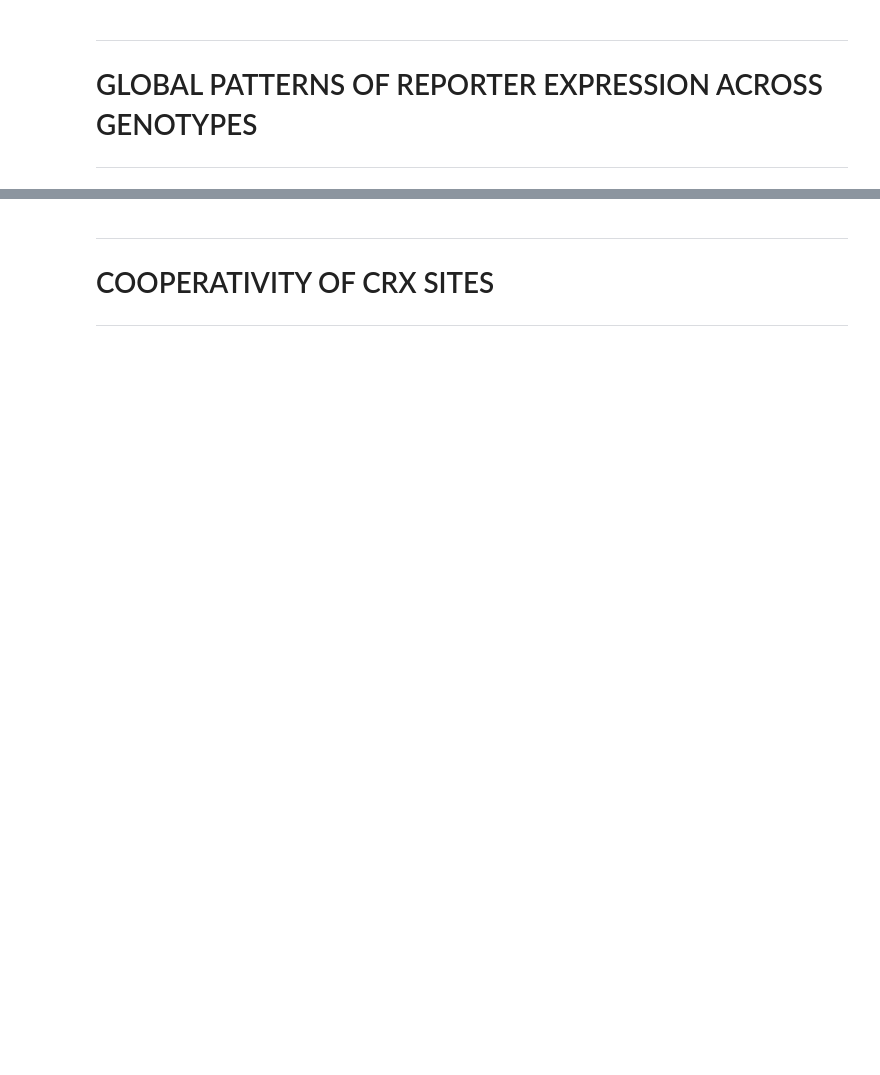
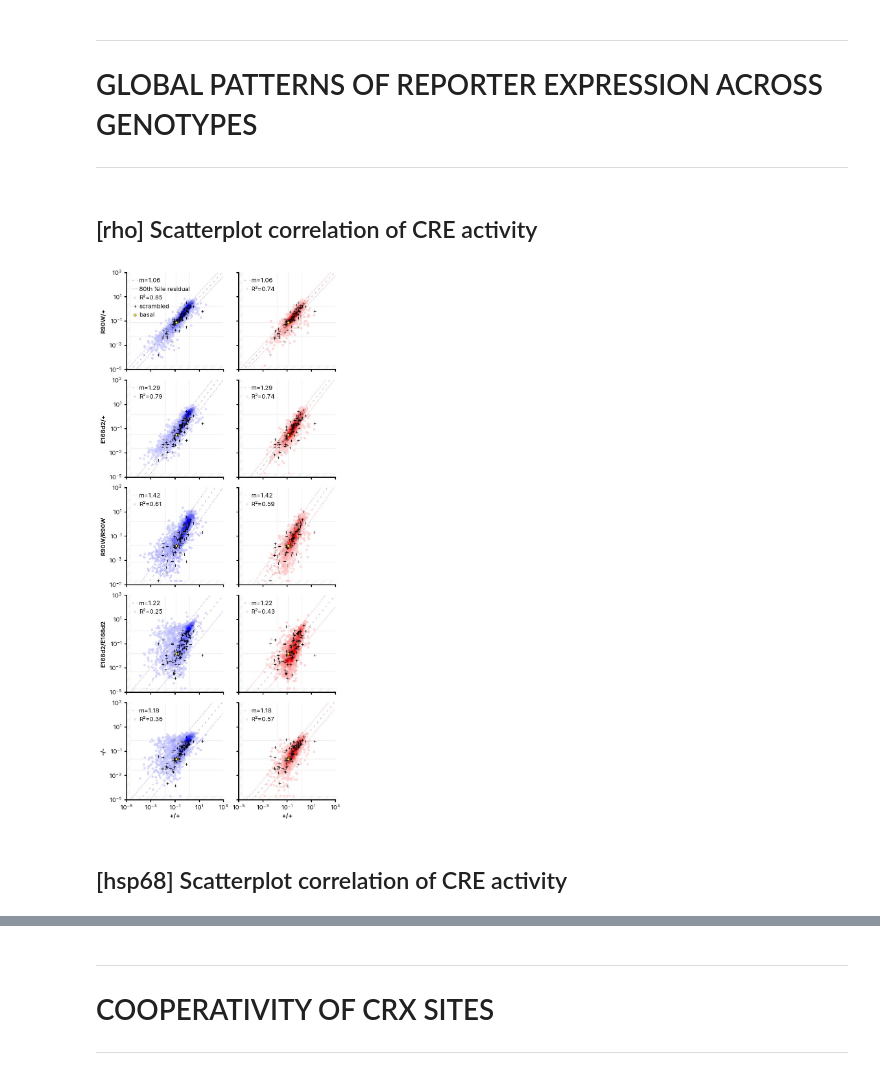
Before and after one commit to barakcohenlab/retinopathy-manuscript, a Jupyter notebook: analysis.ipynb, the cells around one changed output, grey strips where cells are left out. Cells and saved outputs as stored; diff of their text form; code cells hidden in the pictures; blank space fills up the shorter version.

```diff
--- a/analysis.ipynb
+++ b/analysis.ipynb
@@ -159,11 +160,11 @@ def translate_genotype_to_label(genotype):
 Load library metadata
 """
 
-library_metadata = polars.read_csv("Library_Details/library_metadata.tsv", sep="\t", dtypes={
+library_metadata = polars.read_csv("Library_Details/library_metadata.tsv", separator="\t", dtypes={
     "variant_type": polars.Categorical
 })
 
-chip_peak_metadata = polars.read_csv("Library_Details/chip_peak_metadata.tsv", sep="\t", dtypes={
+chip_peak_metadata = polars.read_csv("Library_Details/chip_peak_metadata.tsv", separator="\t", dtypes={
     "atac_crx_dependent": polars.Categorical,
     "epigenome_group": polars.Categorical
 })
@@ -190,8 +237,14 @@ display(processed_samples_counts)
 
 ---
 # %%
-for library_name, library_df in processed_samples_counts.sort(["library"]).groupby("library", maintain_order=True):
+for library_name, library_df in processed_samples_counts.sort(["library"]).group_by("library", maintain_order=True):
     display(Markdown(f"## [{library_name}] Scatterplot correlation of CRE activity"))
+
+    figure, axes = pyplot.subplots(nrows=5, ncols=2, sharex=True, sharey=False, figsize=(5, 12.5), layout="compressed")
+    bounds = (1e-5, 1e3)
+
+    axes_iter = axes.T.flat
+    axis_index_iter = iter(range(len(axes.T.flat)))
 
     for variant_type, cmap, base_color in [("wildtype", cm_light_to_blue, "#0000ff"), ("allCrxSites", cm_light_to_red, "#ff0000")]:
 
@@ -212,16 +265,10 @@ for library_name, library_df in processed_samples_counts.sort(["library"]).group
             ("WT", "Rhom"),
             ("WT", "Ehom"),
             ("WT", "CrxKO"),
-            ("Rhet", "Rhom"),
-            ("Ehet", "Ehom"),
-            ("Rhet", "Ehet"),
-            ("Rhom", "Ehom")
         ]
 
-        figure, axes = pyplot.subplots(nrows=2, ncols=5, sharex=False, sharey=False, figsize=(15, 6), layout="compressed")
-        bounds = (1e-5, 1e3)
-
-        for index, ((genotype1, genotype2), axis) in enumerate(zip(genotype_comparisons, axes.flat)):
+        for (genotype1, genotype2), axis in zip(genotype_comparisons, axes_iter):
+            index = next(axis_index_iter)
 
             # Define grid of bins for evaulating heatmap and lines
             bins = numpy.geomspace(start=bounds[0], stop=bounds[1], num=50)
@@ -236,55 +283,81 @@ for library_name, library_df in processed_samples_counts.sort(["library"]).group
 
             rlm_results = statsmods.RLM(numpy.log10(scrambled_y), log_scrambled_x_with_intercept, M=statsmods.robust.norms.TrimmedMean(), missing="raise").fit()
             intercept, slope = rlm_results.params
-            axis.plot(bins, numpy.power(10, rlm_results.predict(statsmods.add_constant(numpy.log10(bins)), transform=False)), color="#00000070", linestyle=(0, (5, 10)), linewidth=0.5, marker=None, label=f"m={slope:.2f}")
+            axis.plot(bins, numpy.power(10, rlm_results.predict(statsmods.add_constant(numpy.log10(bins)), transform=False)), color="#00000070", linestyle=(0, (5, 10)), linewidth=0.5, marker=None, label=f"m={slope:.2f}", zorder=2)
 
             data_rlm_residuals = numpy.abs(numpy.log10(y) - rlm_results.predict(statsmods.add_constant(numpy.log10(x))))
             data_rlm_residuals_bound = numpy.percentile(data_rlm_residuals, 80)
-            axis.plot(bins, numpy.power(10, rlm_results.predict(statsmods.add_constant(numpy.log10(bins)), transform=False) + data_rlm_residuals_bound), color=base_color + "70", linestyle=(0, (2, 2)), linewidth=0.5, marker=None, label="80th %ile residual" if index == 0 else "_nolegend_")
-            axis.plot(bins, numpy.power(10, rlm_results.predict(statsmods.add_constant(numpy.log10(bins)), transform=False) - data_rlm_residuals_bound), color=base_color + "70", linestyle=(0, (2, 2)), linewidth=0.5, marker=None, label="_nolegend_")
+            axis.plot(bins, numpy.power(10, rlm_results.predict(statsmods.add_constant(numpy.log10(bins)), transform=False) + data_rlm_residuals_bound), color=base_color + "70", linestyle=(0, (2, 2)), linewidth=0.5, marker=None, label="80th %ile residual" if index == 0 else "_nolegend_", zorder=2)
+            axis.plot(bins, numpy.power(10, rlm_results.predict(statsmods.add_constant(numpy.log10(bins)), transform=False) - data_rlm_residuals_bound), color=base_color + "70", linestyle=(0, (2, 2)), linewidth=0.5, marker=None, label="_nolegend_", zorder=2)
 
             # Calculate R^2
             fit = scipy.stats.linregress(numpy.log10(x), numpy.log10(y))
             fit_func = lambda x: fit.slope * x + fit.intercept
 
-            # Plot wildtype CREs as a scatterplot colored by density
+            # Plot CREs as a scatterplot colored by density
             weights, color_normalizer = calc_weights_for_scatter(x, y, bins=bins)
-            axis.scatter(**reorder_points_and_weights(x, y, weights), cmap=cmap, norm=color_normalizer, s=6, marker="o", rasterized=True, label=f"R²={fit.rvalue**2:.2f}")
+            axis.scatter(**reorder_points_and_weights(x, y, weights), cmap=cmap, norm=color_normalizer, s=6, marker="o", rasterized=True, label=f"R²={fit.rvalue**2:.2f}", zorder=0)
 
             # Plot scrambled sequences
-            axis.scatter(scrambled_data[genotype1], scrambled_data[genotype2], marker="+", color="#000000", s=6, alpha=1, linewidth=0.5, label="scrambled" if index == 0 else "_nolegend_", rasterized=True)
+            axis.scatter(scrambled_data[genotype1], scrambled_data[genotype2], marker="+", color="#000000", s=12, alpha=1, linewidth=0.5, label="scrambled" if index == 0 else "_nolegend_", rasterized=True, zorder=1)
 
             # Plot basal
             g1_basal_mean = library_df.filter((polars.col("genotype") == genotype1) & (polars.col("variant_type") == "basal"))["activity_mean"][0]
             g2_basal_mean = library_df.filter((polars.col("genotype") == genotype2) & (polars.col("variant_type") == "basal"))["activity_mean"][0]
-            axis.scatter(g1_basal_mean, g2_basal_mean, marker="+", color="#ff7000", s=16, linewidth=1, label="basal" if index == 0 else "_nolegend_")
+            axis.scatter(g1_basal_mean, g2_basal_mean, marker="o", color="#fff200", edgecolor="#000000", s=12, linewidth=0.5, label="basal" if index == 0 else "_nolegend_", zorder=3)
 
             # Plot out-of-bounds
             axis.add_patch(matplotlib.patches.Polygon(
                 xy=[(bounds[1], 2e-5), (2e-5, 2e-5), (2e-5, bounds[1]), (0, bounds[1]), (0, 0), (bounds[1], 0)],
                 facecolor="#00000000",
                 edgecolor="#00000008",
-                hatch=r"//"
+                hatch=r"//",
+                zorder=-1
             ))
 
+            g1_silencerbound = numpy.percentile(scrambled_data[genotype1], 5)
+            g1_enhancerbound = numpy.percentile(scrambled_data[genotype1], 95)
+            g2_silencerbound = numpy.percentile(scrambled_data[genotype2], 5)
+            g2_enhancerbound = numpy.percentile(scrambled_data[genotype2], 95)
+
+            axis.plot((g1_basal_mean, g1_basal_mean), (2e-5, bounds[1]), color="#f0f0f0", linewidth=1, zorder=-1)
+            axis.plot((2e-5, bounds[1]), (g2_basal_mean, g2_basal_mean), color="#f0f0f0", linewidth=1, zorder=-1)
+
+            axis.plot((g1_silencerbound, g1_silencerbound), (2e-5, bounds[1]), color="#f0f0f0", linewidth=1, zorder=-1)
+            axis.plot((g1_enhancerbound, g1_enhancerbound), (2e-5, bounds[1]), color="#f0f0f0", linewidth=1, zorder=-1)
+
+            axis.plot((2e-5, bounds[1]), (g2_silencerbound, g2_silencerbound), color="#f0f0f0", linewidth=1, zorder=-1)
+            axis.plot((2e-5, bounds[1]), (g2_enhancerbound, g2_enhancerbound), color="#f0f0f0", linewidth=1, zorder=-1)
+
             # Format plot
-            axis.set(xlim=bounds, ylim=bounds, xlabel=translate_genotype_to_label(genotype1), ylabel=translate_genotype_to_label(genotype2))
+            axis.set(xlim=bounds, ylim=bounds, xlabel="", ylabel="")
             axis.set_xscale("log", base=10)
             axis.set_yscale("log", base=10)
             axis.xaxis.set_major_locator(pyplot.LogLocator(numticks=5))
             axis.yaxis.set_major_locator(pyplot.LogLocator(numticks=5))
-            axis.tick_params(which="major", bottom=True, top=False, left=True, right=False, labelbottom=True, labeltop=False, labelleft=True, labelright=False)
+
+            if index < 5:
+                axis.set(ylabel=translate_genotype_to_label(genotype2))
+                axis.tick_params(which="major", left=True, right=False, labelleft=True, labelright=False)
+            else:
+                axis.tick_params(which="major", left=True, right=False, labelleft=False, labelright=False)
+            if (index + 1)%5 == 0:
+                axis.set(xlabel=translate_genotype_to_label(genotype1))
+                axis.tick_params(which="major", bottom=True, top=False, labelbottom=True, labeltop=False)
+            else:
+                axis.tick_params(which="major", bottom=True, top=False, labelbottom=False, labeltop=False)
             axis.tick_params(which="minor", bottom=False, top=False, left=False, right=False)
 
             axis.set_aspect(aspect="equal", adjustable=None, anchor="C")
 
             handles, labels = axis.get_legend_handles_labels()
             legend = axis.legend(handles, labels, loc="upper left")
 
-        for axis in axes.flat[len(genotype_comparisons):]:
-            axis.axis("off")
 
-        figure.savefig(f"Figures/expression_across_genotypes_{variant_type}_{library_name}.{FIGURE_EXPORT_TYPE}", bbox_inches="tight")
-        display(Markdown(f"### {variant_type}"))
-        display(figure)
-        pyplot.close(figure)
+    figure.savefig(f"Figures/expression_across_genotypes_{library_name}.{FIGURE_EXPORT_TYPE}", bbox_inches="tight")
+    display(figure)
+    pyplot.close(figure)
+# %% [output]
+## [rho] Scatterplot correlation of CRE activity
+[figure, added]
+## [hsp68] Scatterplot correlation of CRE activity
```
Also changed, not shown: parts of 26 cells of this notebook, 5 other files.
